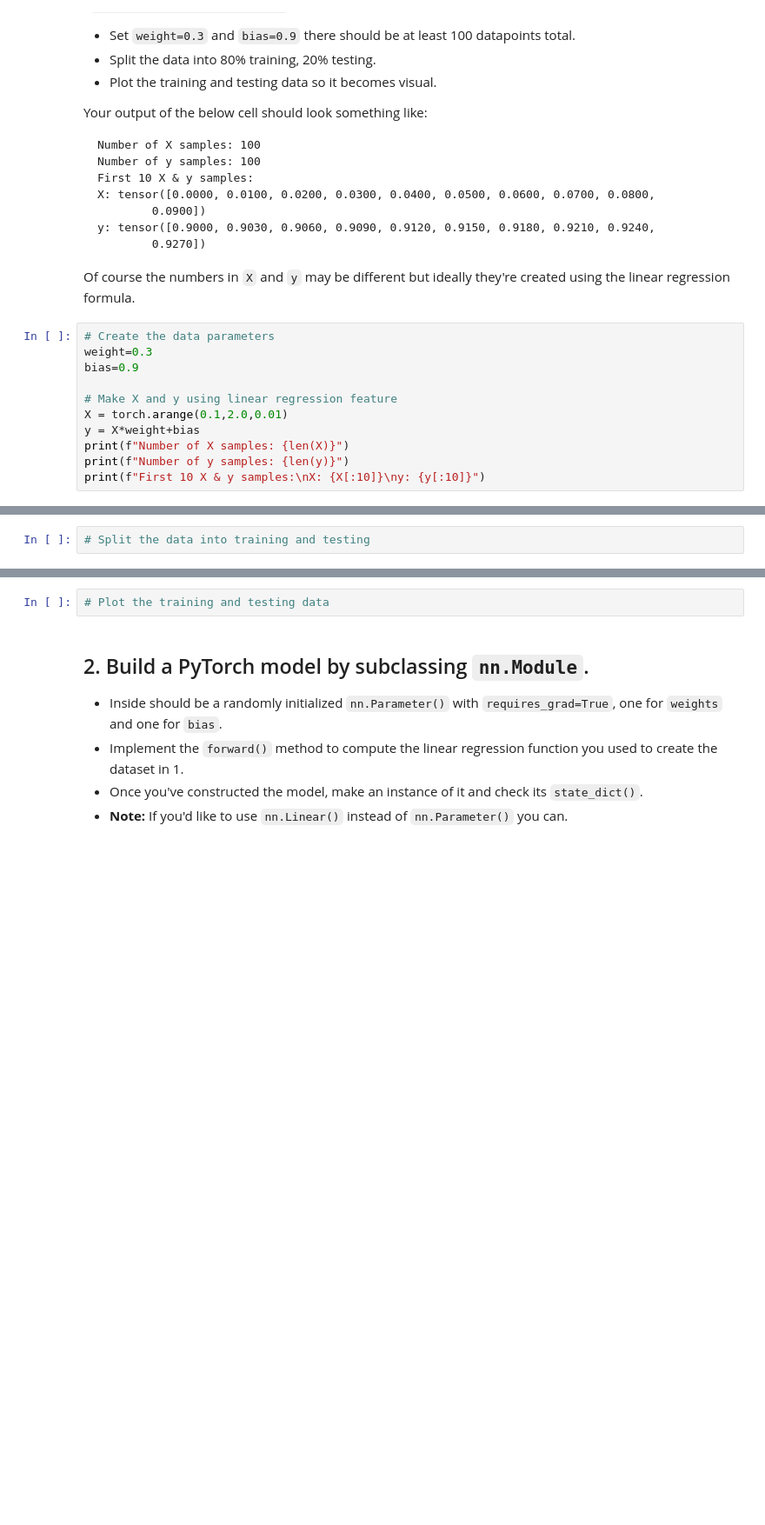
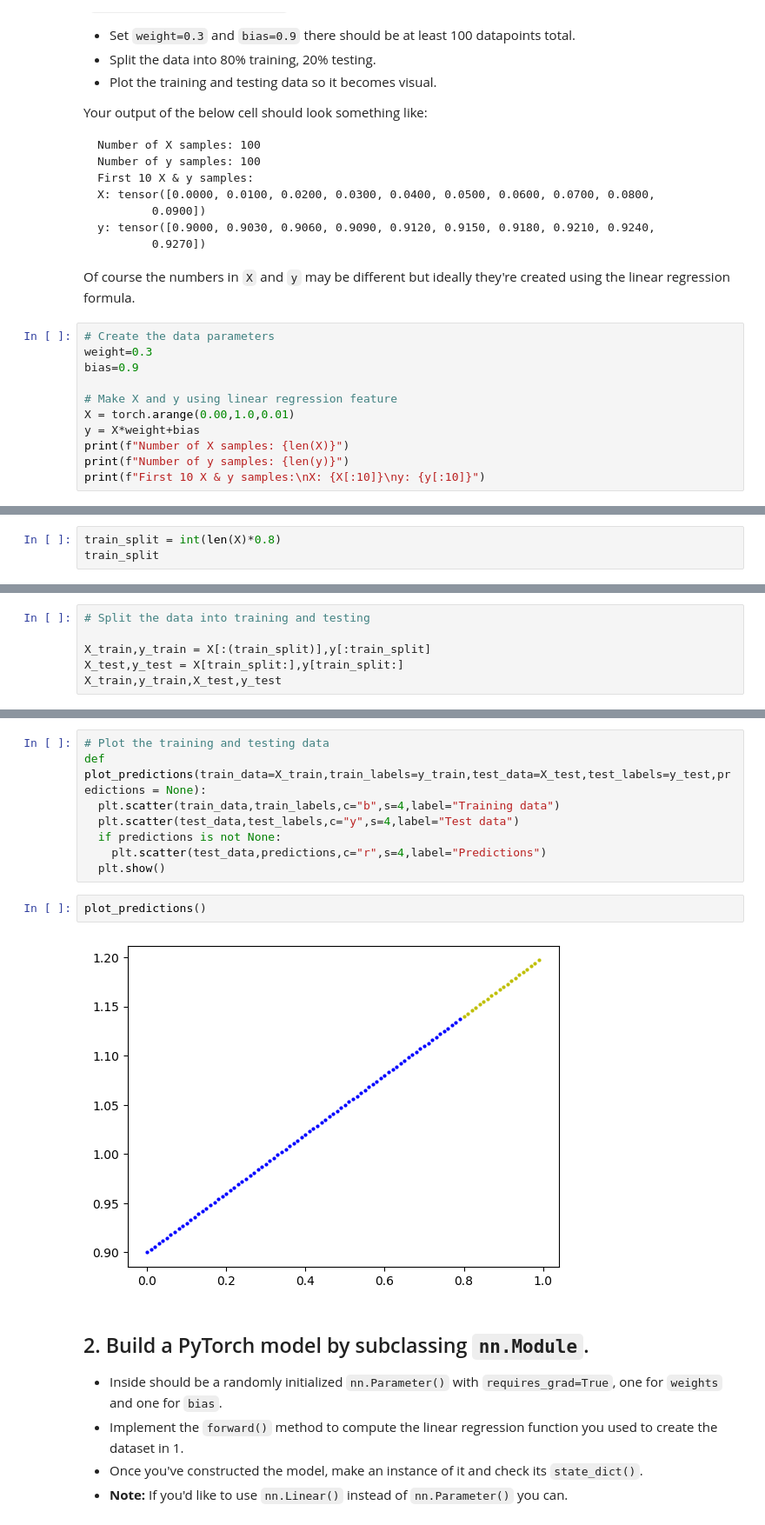
Before and after one commit to SanjaySaatyaki/pytorch_4_ml_dl, a Jupyter notebook: exercises/01_pytorch_workflow_exercises.ipynb, the cells around one changed output, grey strips where cells are left out. Shown at 87% size. Cells and saved outputs as stored; diff of their text form; blank space fills up the shorter version.

```diff
--- a/exercises/01_pytorch_workflow_exercises.ipynb
+++ b/exercises/01_pytorch_workflow_exercises.ipynb
@@ -44,7 +44,7 @@ weight=0.3
 bias=0.9
 
 # Make X and y using linear regression feature
-X = torch.arange(0.1,2.0,0.01)
+X = torch.arange(0.00,1.0,0.01)
 y = X*weight+bias
 print(f"Number of X samples: {len(X)}")
 print(f"Number of y samples: {len(y)}")
@@ -59,0 +60,3 @@ y: tensor([0.9300, 0.9330, 0.9360, 0.9390, 0.9420, 0.9450, 0.9480, 0.9510, 0.954
+# %%
+train_split = int(len(X)*0.8)
+train_split
@@ -60,2 +65,6 @@ y: tensor([0.9300, 0.9330, 0.9360, 0.9390, 0.9420, 0.9450, 0.9480, 0.9510, 0.954
 # %%
 # Split the data into training and testing
+
+X_train,y_train = X[:(train_split)],y[:train_split]
+X_test,y_test = X[train_split:],y[train_split:]
+X_train,y_train,X_test,y_test
@@ -62,5 +89,15 @@ y: tensor([0.9300, 0.9330, 0.9360, 0.9390, 0.9420, 0.9450, 0.9480, 0.9510, 0.954
-# %%
-# Plot the training and testing data
+# %%
+# Plot the training and testing data
+def plot_predictions(train_data=X_train,train_labels=y_train,test_data=X_test,test_labels=y_test,predictions = None):
+  plt.scatter(train_data,train_labels,c="b",s=4,label="Training data")
+  plt.scatter(test_data,test_labels,c="y",s=4,label="Test data")
+  if predictions is not None:
+    plt.scatter(test_data,predictions,c="r",s=4,label="Predictions")
+  plt.show()
+# %%
+plot_predictions()
+# %% [output]
+[figure, added]
 # %% [markdown]
 ## 2. Build a PyTorch model by subclassing `nn.Module`.
   * Inside should be a randomly initialized `nn.Parameter()` with `requires_grad=True`, one for `weights` and one for `bias`.
```
Also changed, not shown: parts of 12 cells of this notebook.
